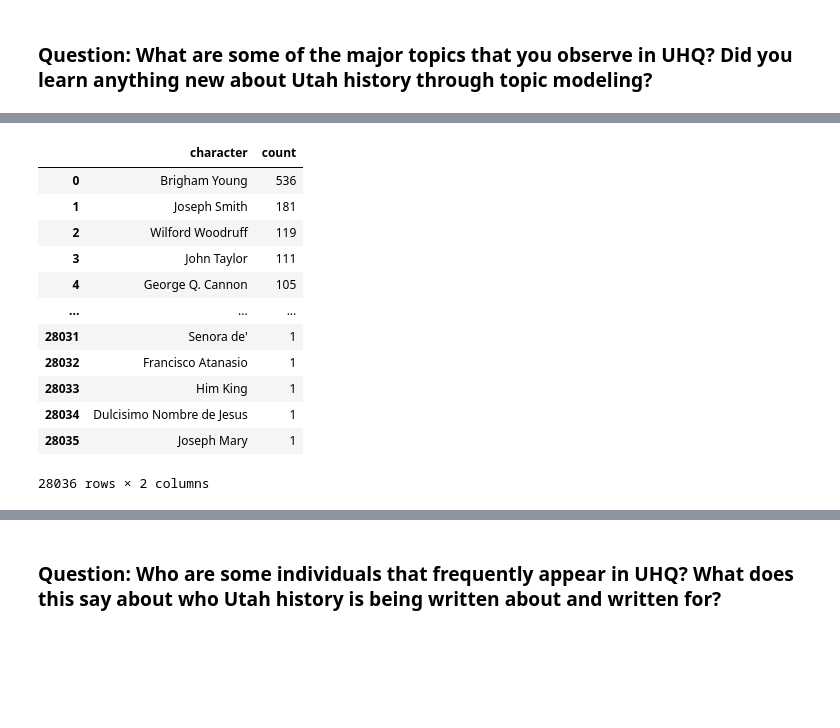
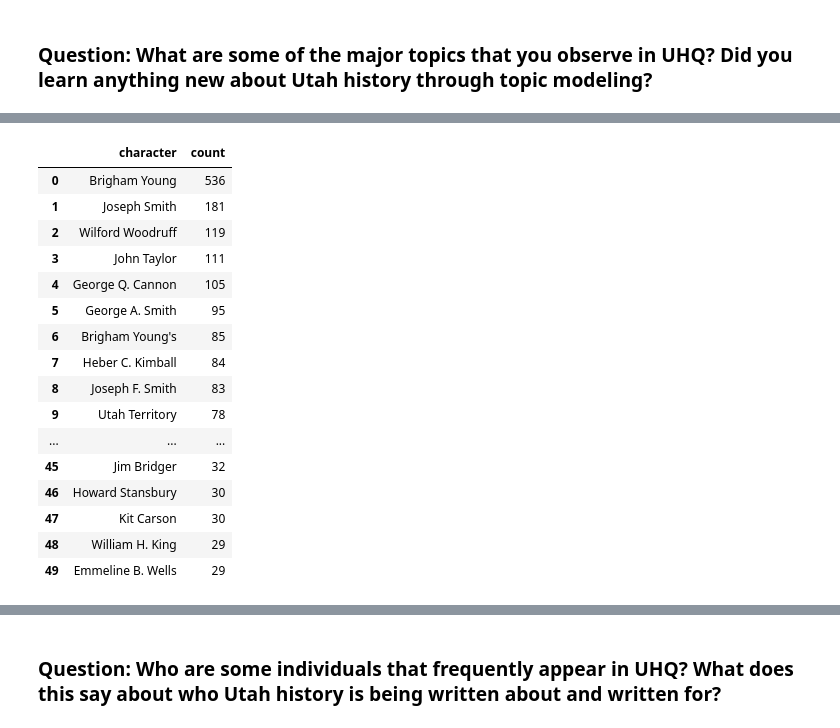
Before and after one commit to sdstewart/utah_digital_history_2022, a Jupyter notebook: text_analysis.ipynb, the cells around one changed output, grey strips where cells are left out. Saved outputs shown, nothing was run; the diff lists cells and outputs as text; code cells hidden in the pictures; blank space fills up the shorter version.

```diff
--- a/text_analysis.ipynb
+++ b/text_analysis.ipynb
@@ -582,3 +639,4 @@ nlp = en_core_web_sm.load()
 # %%
-text = df.text.tolist()[0]
+text = df.text.tolist()[0][:2000]
 document = nlp(text)
+displacy.render(document, style="ent")
@@ -589,3 +644,0 @@ It was Monday DATE evening TIME , September 29, 1890 DATE , about 6:30 p.m. TIME
-# %%
-for named_entity in document.ents:
-    print(named_entity, named_entity.label_)
@@ -633,33 +659,37 @@ Amanda Olson
 # %%
-texts = df[df['text'].notna()].text.tolist()
+texts = df[df.text.notna()].text.tolist()
 people = []
 
 for t in texts:
     sub_people = []
     document = nlp(t)
     for named_entity in document.ents:
         if named_entity.label_ == "PERSON":
             if len(named_entity.text.split(' ')) > 1:
                 if named_entity.text not in sub_people:
                     sub_people.append(named_entity.text)
     for sp in sub_people:
         people.append(sp)
 
 people_tally = Counter(people)
 
 people_df = pd.DataFrame(people_tally.most_common(), columns=['character', 'count'])
-people_df
+people_df[:50]
 # %% [output]
 |  | character | count |
 | 0 | Brigham Young | 536 |
 | 1 | Joseph Smith | 181 |
 | 2 | Wilford Woodruff | 119 |
 | 3 | John Taylor | 111 |
 | 4 | George Q. Cannon | 105 |
+| 5 | George A. Smith | 95 |
+| 6 | Brigham Young's | 85 |
+| 7 | Heber C. Kimball | 84 |
+| 8 | Joseph F. Smith | 83 |
+| 9 | Utah Territory | 78 |
 | ... | ... | ... |
-| 28031 | Senora de' | 1 |
-| 28032 | Francisco Atanasio | 1 |
-| 28033 | Him King | 1 |
-| 28034 | Dulcisimo Nombre de Jesus | 1 |
-| 28035 | Joseph Mary | 1 |
+| 45 | Jim Bridger | 32 |
+| 46 | Howard Stansbury | 30 |
+| 47 | Kit Carson | 30 |
+| 48 | William H. King | 29 |
+| 49 | Emmeline B. Wells | 29 |
-28036 rows × 2 columns
```
Also changed, not shown: parts of 77 cells of this notebook.
